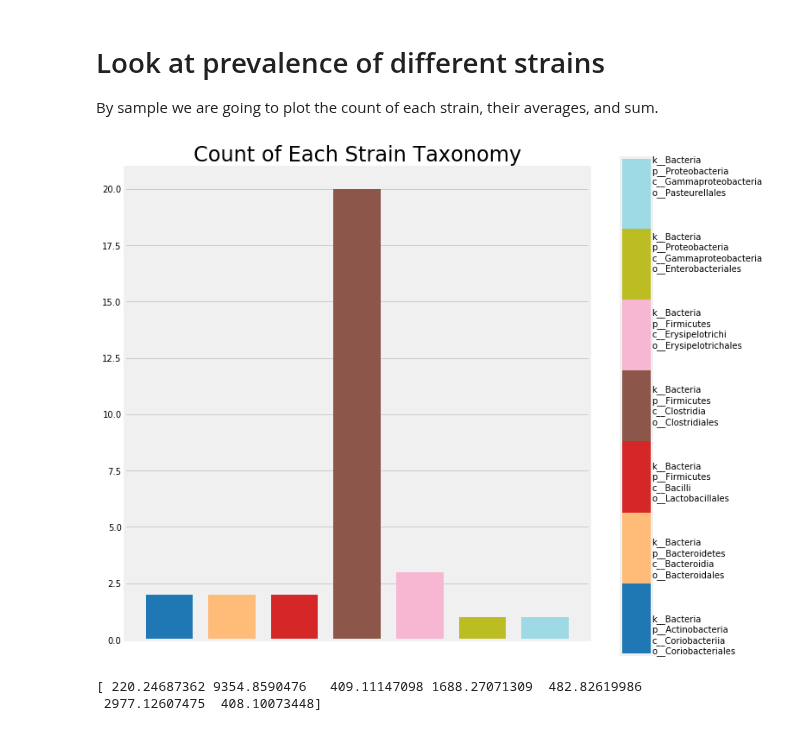
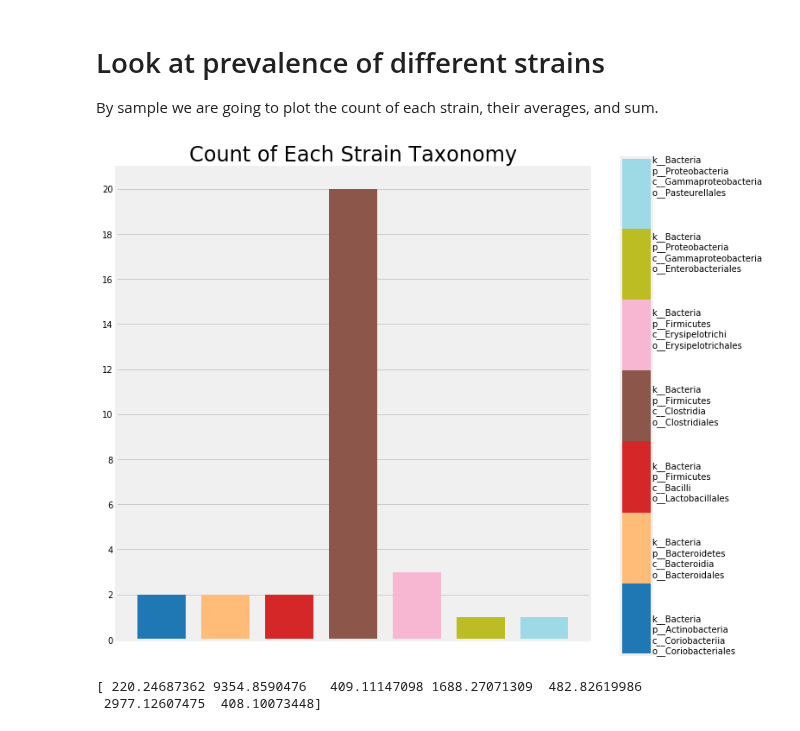
Before and after one commit to michaelwiest/microbiome-rnn, a Jupyter notebook: notebooks/Input Analysis.ipynb, the cells around one changed output. Drawn from its saved outputs; the diff is of its cells as text; code cells hidden in the pictures.

```diff
--- a/notebooks/Input Analysis.ipynb
+++ b/notebooks/Input Analysis.ipynb
@@ -132,20 +132,21 @@ sums = [g.sum().values[:, 0] for g in grouped]
 # %%
 fig, ax = plt.subplots(figsize=(10, 8))
 bar_width = 0.750
 rects1 = ax.bar(np.arange(len(labels)), counts[0], bar_width, color=colors)
 sm = ScalarMappable(cmap=cmap)
 sm.set_array([])
 ax.set_xticks([])
+ax.set_yticks(list(range(22))[::2])
 plt.tight_layout()
 plt.title('Count of Each Strain Taxonomy', fontsize=24)
 fig.subplots_adjust(right=0.8)
 cbar_ax = fig.add_axes([0.85, 0.0, 0.05, 1])
 cb = plt.colorbar(sm, cax=cbar_ax)
 cb.ax.get_yaxis().set_ticks([])
 for j, lab in enumerate(labels):
     cb.ax.text(1, (4 * j + 1) / 26.0, lab, ha='left', va='center', fontsize=10)
 # %% [output]
-[figure, old version]
+[figure, new version]
 # %%
 means_arr = np.array(means)
 group_means = means_arr.mean(axis=0)
```
Also changed, not shown: parts of 1 cell of this notebook, 1 other file.
